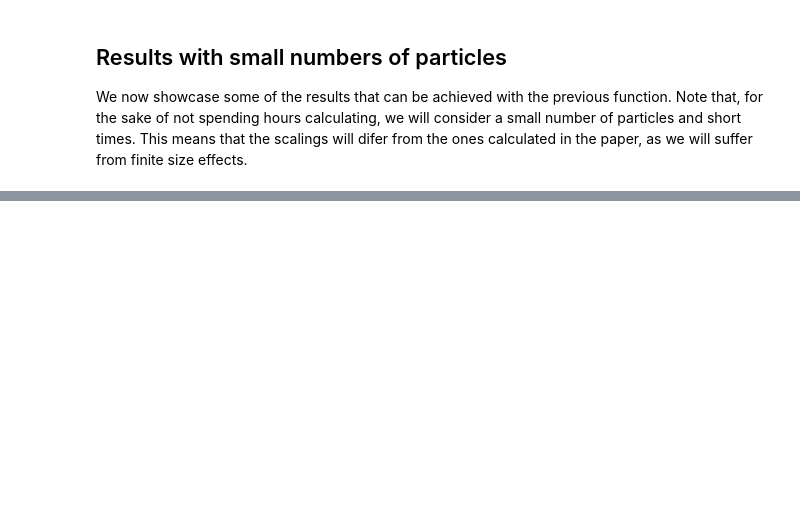
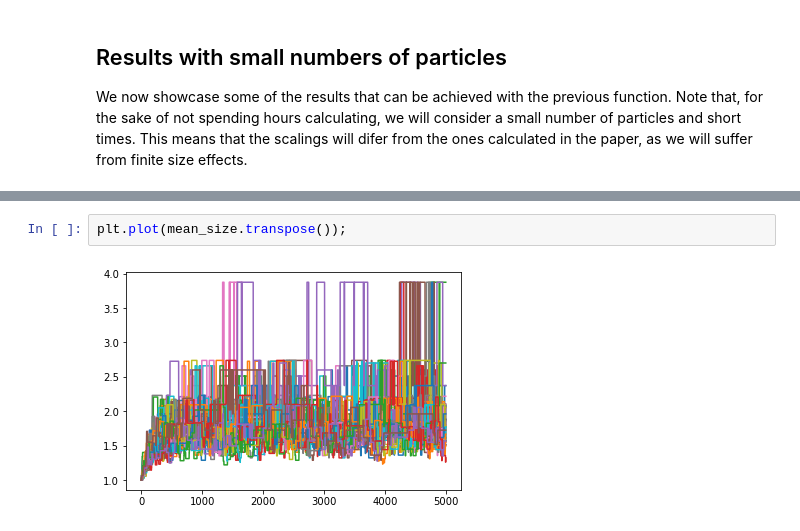
Before and after one commit to gorkamunoz/stochastic_unbinding_droplets, a Jupyter notebook: simulations.ipynb, the cells around one changed output, grey strips where cells are left out. Cells and saved outputs as stored; diff of their text form; blank space fills up the shorter version.

```diff
--- a/simulations.ipynb
+++ b/simulations.ipynb
@@ -183,0 +224,4 @@ for idx, Pc in enumerate(tqdm_n(Pcs)):
+# %%
+plt.plot(mean_size.transpose());
+# %% [output]
+[figure, added]
```
Also changed, not shown: parts of 8 cells of this notebook, 4 other files.
